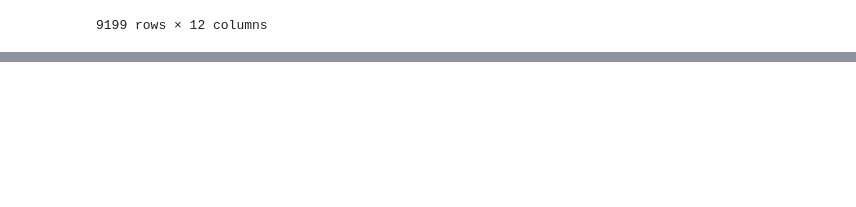
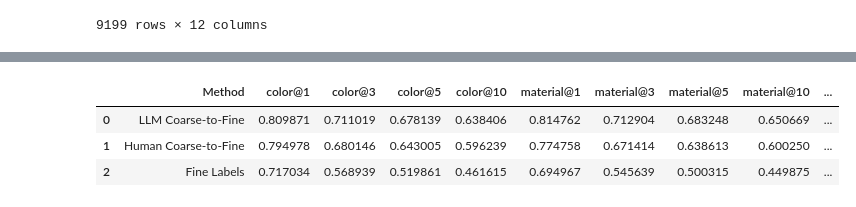
Before and after one commit to kpstern/Cogs181_Sp24, a Jupyter notebook: COGS181_project.ipynb, the cells around one changed output, grey strips where cells are left out. Saved outputs shown, nothing was run; the diff lists cells and outputs as text; code cells hidden in the pictures; blank space fills up the shorter version.

```diff
--- a/COGS181_project.ipynb
+++ b/COGS181_project.ipynb
@@ -195,6 +281,7 @@ clip_evaluations = evaluate_clip(rankings)
 # %%
 cap3D_results = cap3D.assign(color_clip = cap3D['uid'].apply(lambda uid: clip_evaluations[uid]['color'][-1][1]),
-                      material_clip = cap3D['uid'].apply(lambda uid: clip_evaluations[uid]['material'][-1][1]),
+                      material_clip = cap3D['uid'].apply(lambda uid: clip_evaluations[uid]['material'][-1]),
                       theme_clip = cap3D['uid'].apply(lambda uid: clip_evaluations[uid]['theme'][-1][1]),
                       shape_clip = cap3D['uid'].apply(lambda uid: clip_evaluations[uid]['shape'][-1][1]),
                       gt_retrieved_clip = cap3D['uid'].apply(lambda uid: clip_evaluations[uid]['gt_retrieved'][-1][1]))
+cap3D_results
@@ -371,0 +482,12 @@ Mean shape_clip: 6.860207768744354
+# %%
+print('GPT results:')
+for i,j in enumerate([1, 3, 5, 10]):
+    print(f'\n Top@K {j}')
+    cap3D3_thing = cap3D3.assign(color_clip = cap3D3['uid'].apply(lambda uid: cap3D3_results[uid]['color'][i][1]/j),
+                      material_clip = cap3D3['uid'].apply(lambda uid: cap3D3_results[uid]['material'][i][1]/j),
+                      theme_clip = cap3D3['uid'].apply(lambda uid: cap3D3_results[uid]['theme'][i][1]/j),
+                      shape_clip = cap3D3['uid'].apply(lambda uid: cap3D3_results[uid]['shape'][i][1]/j),
+                      gt_retrieved_clip = cap3D3['uid'].apply(lambda uid: cap3D3_results[uid]['gt_retrieved'][i][1])/j)
+    for col in cap3D3.columns[8:]:
+        variable = ~(cap3D3_thing[col.replace('_clip','')] == 'N/A')
+        print(f'Mean {col}:', cap3D3_thing[variable][col].mean())
@@ -371,0 +512,52 @@ Mean shape_clip: 6.860207768744354
+# %%
+def create_row(results, dataset, method):
+    row_values = {'Method': method}
+    for i, j in enumerate([x[0] for x in results['61ee2d3272ec4fc99fdb6965f02fad68']['color']]):
+        for category in ['color', 'material', 'theme', 'shape']:
+            key = f'{category}@{j}'
+
+        cap_thing = dataset.assign(
+            color_clip=dataset['uid'].apply(lambda uid: results[uid]['color'][i][1] / j),
+            material_clip=dataset['uid'].apply(lambda uid: results[uid]['material'][i][1] / j),
+            theme_clip=dataset['uid'].apply(lambda uid: results[uid]['theme'][i][1] / j),
+            shape_clip=dataset['uid'].apply(lambda uid: results[uid]['shape'][i][1] / j),
+            gt_retrieved_clip=dataset['uid'].apply(lambda uid: results[uid]['gt_retrieved'][i][1] / j))
+
+        for category in ['color', 'material', 'theme', 'shape']:
+            col = f'{category}_clip'
+            variable = ~(cap_thing[col.replace('_clip', '')] == 'N/A')
+            row_values[f'{category}@{j}'] = cap_thing[variable][col].mean()
+
+    return row_values
+
+# Initialize an empty list to store row dictionaries
+rows = []
+
+# Create row for GPT results
+gpt_row = create_row(cap3D3_results, cap3D3, 'LLM Coarse-to-Fine')
+rows.append(gpt_row)
+
+# Create row for Human results
+human_row = create_row(cap3D2_results, cap3D2, 'Human Coarse-to-Fine')
+rows.append(human_row)
+
+# Create row for Raw results
+raw_row = create_row(clip_evaluations, cap3D, 'Fine Labels')
+rows.append(raw_row)
+
+# Create DataFrame from the rows
+df = pd.DataFrame(rows)
+
+# Reorder columns
+df = df[['Method', 'color@1', 'color@3', 'color@5', 'color@10',
+         'material@1', 'material@3', 'material@5', 'material@10',
+         'theme@1', 'theme@3', 'theme@5', 'theme@10',
+         'shape@1', 'shape@3', 'shape@5', 'shape@10']]
+
+# Display DataFrame
+df
+# %% [output]
+|  | Method | color@1 | color@3 | color@5 | color@10 | material@1 | material@3 | material@5 | material@10 | ... |
+| 0 | LLM Coarse-to-Fine | 0.809871 | 0.711019 | 0.678139 | 0.638406 | 0.814762 | 0.712904 | 0.683248 | 0.650669 | ... |
+| 1 | Human Coarse-to-Fine | 0.794978 | 0.680146 | 0.643005 | 0.596239 | 0.774758 | 0.671414 | 0.638613 | 0.600250 | ... |
+| 2 | Fine Labels | 0.717034 | 0.568939 | 0.519861 | 0.461615 | 0.694967 | 0.545639 | 0.500315 | 0.449875 | ... |
```
Also changed, not shown: parts of 26 cells of this notebook, 3 other files.
